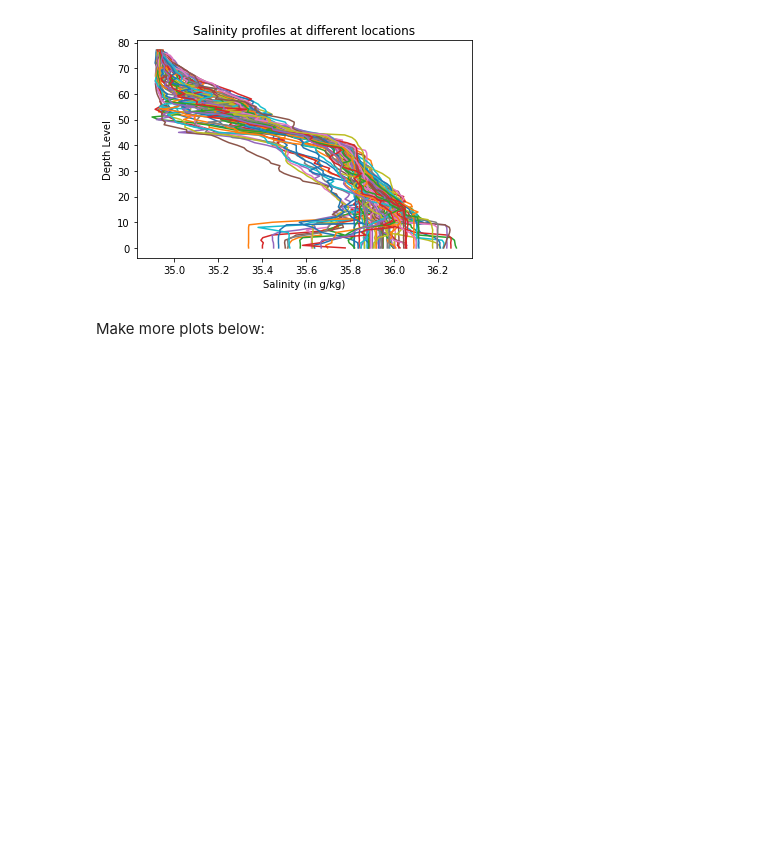
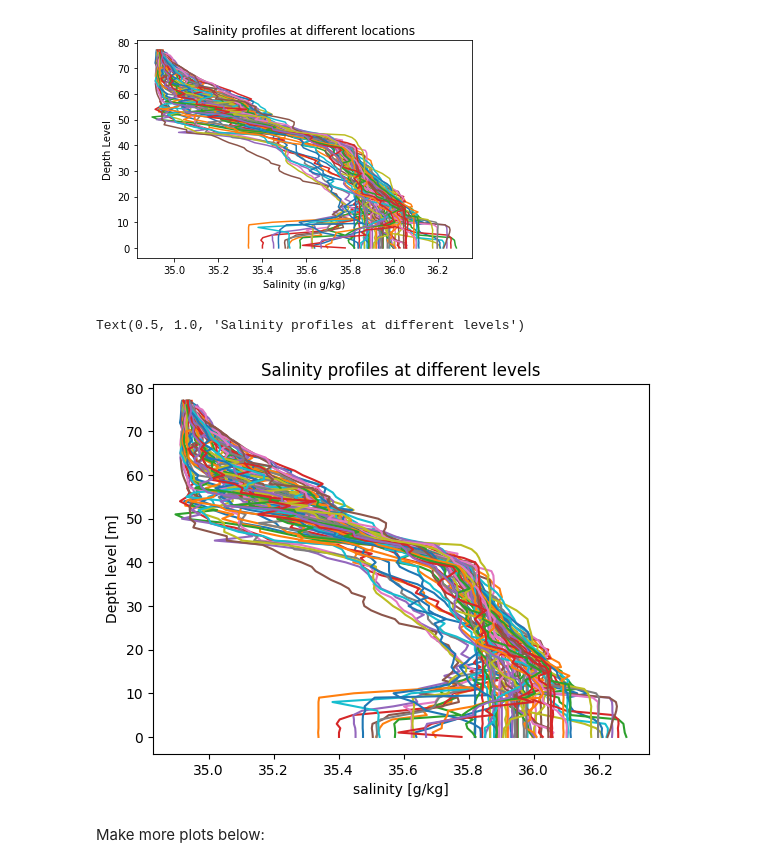
Before and after one commit to Armada250/2023_Intro_Python, a Jupyter notebook: ML_EES/IP/W2_S1.ipynb, the cells around one changed output. Saved outputs shown, nothing was run; the diff lists cells and outputs as text; code cells hidden in the pictures; blank space fills up the shorter version.

```diff
--- a/ML_EES/IP/W2_S1.ipynb
+++ b/ML_EES/IP/W2_S1.ipynb
@@ -54,14 +64,14 @@ Hint 2: Check out the documentation for [`np.load`](https://numpy.org/doc/stable
 Display the names of the items in files here
 # %%
 # Load the data in "files"
-T = np.load( '/root/.cache/pooch/4e2111f8c8dc35a2e2c0f9ec759ecb61-EZwbaBqass1LhZO3DS3BCL0BhIlcENuoDItMB9b4IYDUCQ.unzip/float_data/T.npy')
-S = np.load('/root/.cache/pooch/4e2111f8c8dc35a2e2c0f9ec759ecb61-EZwbaBqass1LhZO3DS3BCL0BhIlcENuoDItMB9b4IYDUCQ.unzip/float_data/S.npy')
-P = np.load('/root/.cache/pooch/4e2111f8c8dc35a2e2c0f9ec759ecb61-EZwbaBqass1LhZO3DS3BCL0BhIlcENuoDItMB9b4IYDUCQ.unzip/float_data/P.npy')
-date = np.load('/root/.cache/pooch/4e2111f8c8dc35a2e2c0f9ec759ecb61-EZwbaBqass1LhZO3DS3BCL0BhIlcENuoDItMB9b4IYDUCQ.unzip/float_data/date.npy')
-lat = np.load( '/root/.cache/pooch/4e2111f8c8dc35a2e2c0f9ec759ecb61-EZwbaBqass1LhZO3DS3BCL0BhIlcENuoDItMB9b4IYDUCQ.unzip/float_data/lat.npy')
-lon = np.load( '/root/.cache/pooch/4e2111f8c8dc35a2e2c0f9ec759ecb61-EZwbaBqass1LhZO3DS3BCL0BhIlcENuoDItMB9b4IYDUCQ.unzip/float_data/lon.npy')
-level = np.load('/root/.cache/pooch/4e2111f8c8dc35a2e2c0f9ec759ecb61-EZwbaBqass1LhZO3DS3BCL0BhIlcENuoDItMB9b4IYDUCQ.unzip/float_data/levels.npy')
+T_path = '/root/.cache/pooch/4e2111f8c8dc35a2e2c0f9ec759ecb61-EZwbaBqass1LhZO3DS3BCL0BhIlcENuoDItMB9b4IYDUCQ.unzip/float_data/T.npy'
+S_path = '/root/.cache/pooch/4e2111f8c8dc35a2e2c0f9ec759ecb61-EZwbaBqass1LhZO3DS3BCL0BhIlcENuoDItMB9b4IYDUCQ.unzip/float_data/S.npy'
+P_path = '/root/.cache/pooch/4e2111f8c8dc35a2e2c0f9ec759ecb61-EZwbaBqass1LhZO3DS3BCL0BhIlcENuoDItMB9b4IYDUCQ.unzip/float_data/P.npy'
+date_path = '/root/.cache/pooch/4e2111f8c8dc35a2e2c0f9ec759ecb61-EZwbaBqass1LhZO3DS3BCL0BhIlcENuoDItMB9b4IYDUCQ.unzip/float_data/date.npy'
+lat_path = '/root/.cache/pooch/4e2111f8c8dc35a2e2c0f9ec759ecb61-EZwbaBqass1LhZO3DS3BCL0BhIlcENuoDItMB9b4IYDUCQ.unzip/float_data/lat.npy'
+lon_path = '/root/.cache/pooch/4e2111f8c8dc35a2e2c0f9ec759ecb61-EZwbaBqass1LhZO3DS3BCL0BhIlcENuoDItMB9b4IYDUCQ.unzip/float_data/lon.npy'
+level_path = '/root/.cache/pooch/4e2111f8c8dc35a2e2c0f9ec759ecb61-EZwbaBqass1LhZO3DS3BCL0BhIlcENuoDItMB9b4IYDUCQ.unzip/float_data/levels.npy'
 # %% [markdown]
 Then, load the files as `numpy` arrays, for instance using list comprehension
 # %%
-T, S, P, date, lat, lon, level = [np.load(files) for files in range(6)]
+T, S, P, date, lat, lon, level = [np.load(path) for path in [T_path, S_path, P_path, date_path, lat_path, lon_path, level_path]]
@@ -179,2 +236,10 @@ plt.title(___)
+# %%
+plt.plot(S,level); #plot Salinity profiles at different levels
+plt.xlabel('salinity [g/kg]') #create xlabel
+plt.ylabel('Depth level [m]') #create ylabel
+plt.title('Salinity profiles at different levels') #create title
+# %% [output]
+Text(0.5, 1.0, 'Salinity profiles at different levels')
+[figure, added]
 # %% [markdown]
 Make more plots below:
```
Also changed, not shown: parts of 39 cells of this notebook.
